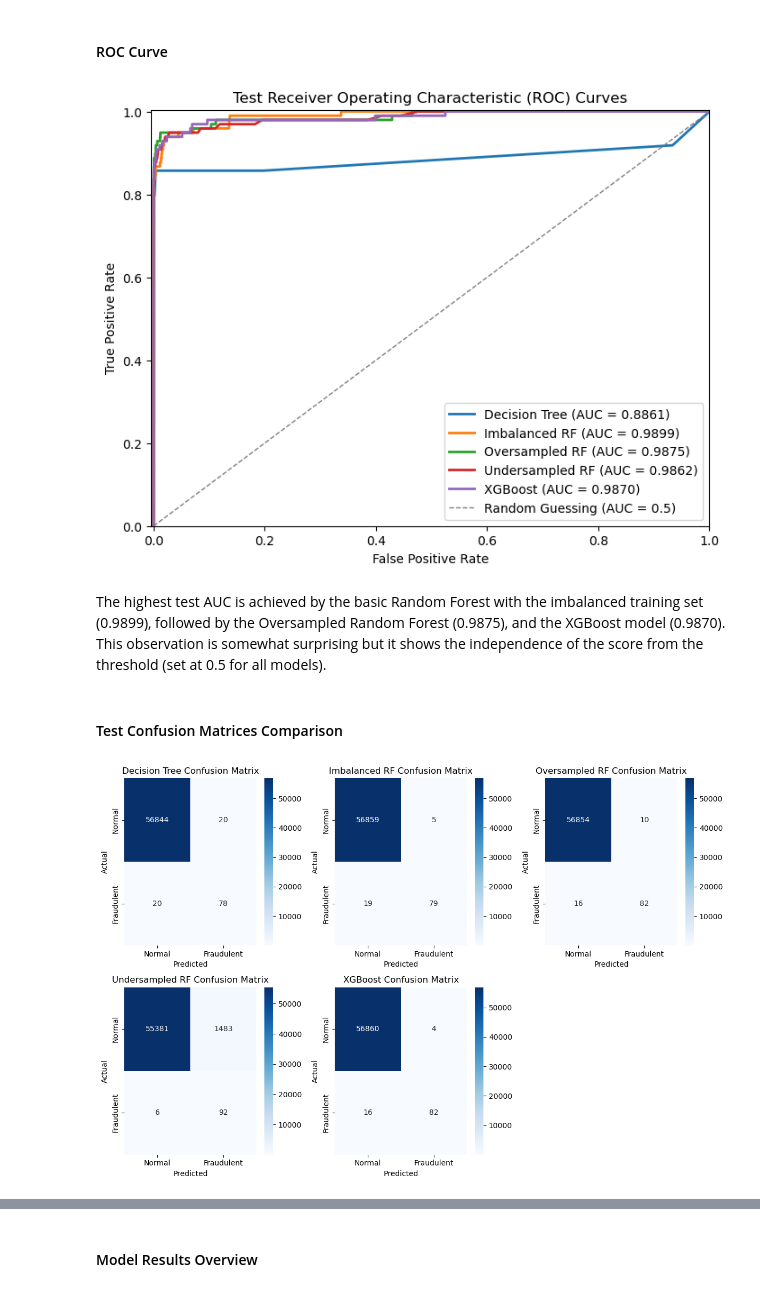
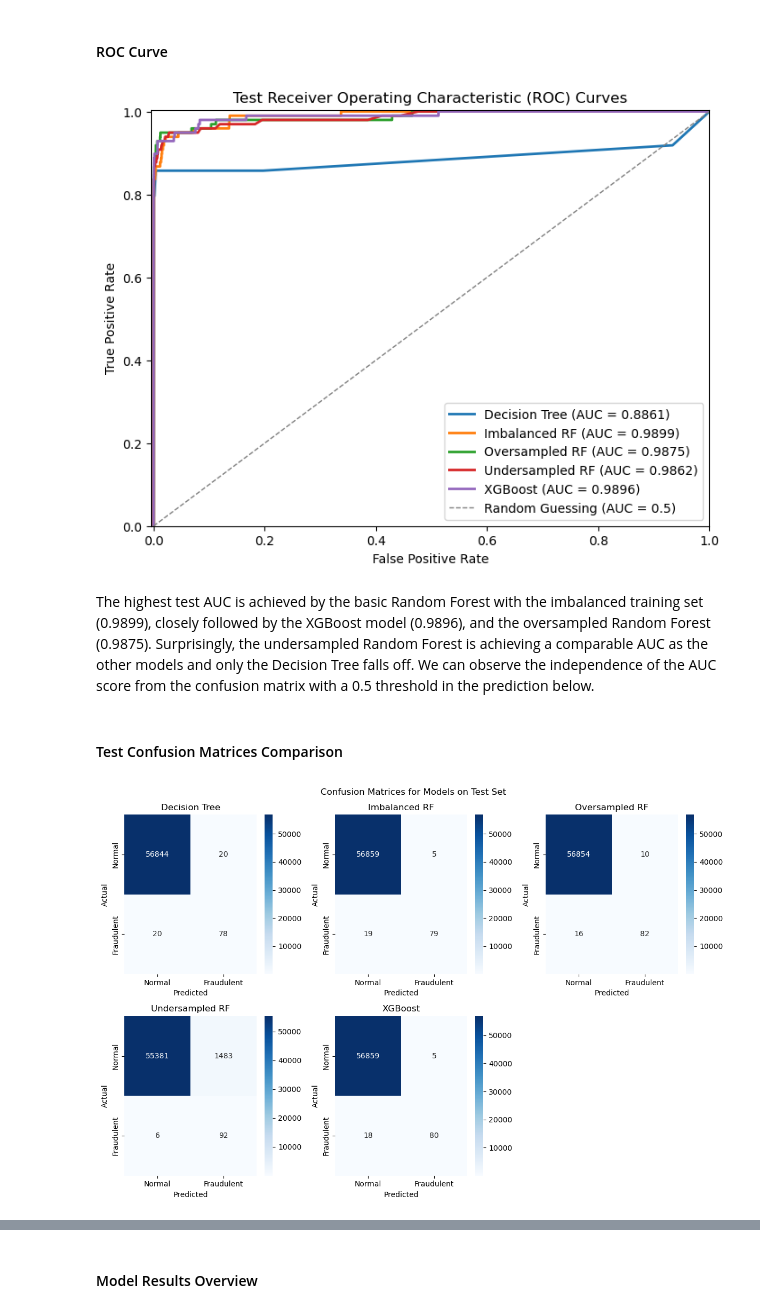
Before and after one commit to cedrickeller-cmd/financial-transactions-fraud-detection, a Jupyter notebook: random_forest.ipynb, the cells around one changed output, grey strips where cells are left out. Drawn from its saved outputs; the diff is of its cells as text; code cells hidden in the pictures.

Commit message:
added xgboost imbalance weighting, changed output comments, added plots

```diff
--- a/random_forest.ipynb
+++ b/random_forest.ipynb
@@ -401,14 +416,14 @@ XGBoost outperforms AdaBoost and Gradient Boosting in both precision and recall
 ##### Hyperparameter Tuned XGBoost Model
 # %%
 # scale_pos_weight (helps XGBoost handle imbalance)
-neg, pos = y_train_over.value_counts()
-scale_pos_weight = neg / pos
+#neg, pos = y_train_over.value_counts()
+#scale_pos_weight = neg / pos
 
 # model initialization
 xgb = XGBClassifier(
     objective='binary:logistic',
     eval_metric='logloss',
-    scale_pos_weight=scale_pos_weight,
+#    scale_pos_weight=scale_pos_weight,
     use_label_encoder=False,
     nthread=4,
     random_state=69
@@ -420,7 +435,8 @@ param_grid = {
     'max_depth': [3, 4, 5], # max depth of tree
     'min_child_weight': [1, 2], # about min samples per leaf
     'colsample_bytree': [0.8, 1], # max features per tree
-    'learning_rate': [0.2, 0.3, 0.4]
+    'learning_rate': [0.2, 0.3, 0.4],
+    'scale_pos_weight': [2, 100, 500] # helps XGBoost handle imbalance
 }
 
 # searching best hyperparameters
@@ -561,28 +577,29 @@ plt.xlim([-0.004, 1])
 plt.ylim([0, 1.004])
 plt.show()
 # %% [output]
-[figure, old version]
+[figure, new version]
 # %% [markdown]
-The highest test AUC is achieved by the basic Random Forest with the imbalanced training set (0.9899), followed by the Oversampled Random Forest (0.9875), and the XGBoost model (0.9870). This observation is somewhat surprising but it shows the independence of the score from the threshold (set at 0.5 for all models).
+The highest test AUC is achieved by the basic Random Forest with the imbalanced training set (0.9899), closely followed by the XGBoost model (0.9896), and the oversampled Random Forest (0.9875). Surprisingly, the undersampled Random Forest is achieving a comparable AUC as the other models and only the Decision Tree falls off. We can observe the independence of the AUC score from the confusion matrix with a 0.5 threshold in the prediction below.
 # %% [markdown]
 #### Test Confusion Matrices Comparison
 # %%
 # confusion matrices plotting (test set)
 fig, axes = plt.subplots(2, 3, figsize=(12, 8))
-axes = axes.ravel()
+axes = axes.ravel() # flatten the axes array
 
 for idx, (model_name, model_data) in enumerate(test_df.groupby('Model')):
     y_true = model_data['y_true'].iloc[0]
     y_pred = model_data['y_pred'].iloc[0]
     cm = confusion_matrix(y_true, y_pred)
 
     # plotting function
-    plot_confusion_matrix(cm, ax=axes[idx], title=f"{model_name} Confusion Matrix")
+    plot_confusion_matrix(cm, ax=axes[idx], title=f"{model_name}")
 
 fig.delaxes(axes[-1]) # removes the unused subplot
 
+plt.suptitle('Confusion Matrices for Models on Test Set', fontsize=12)
 plt.tight_layout();
 # %% [output]
-[figure, old version]
+[figure, new version]
 # %% [markdown]
 When we compare the Confusion Matrices, there are more clear differences betweeen the models. Undersampling performs the worst with almost 1500 false positives (misclassifying normal transactions as fraudulent), but it does have the least false negatives (misclassifying fraudulent transactions as normal).
```
Also changed, not shown: parts of 17 cells of this notebook.
